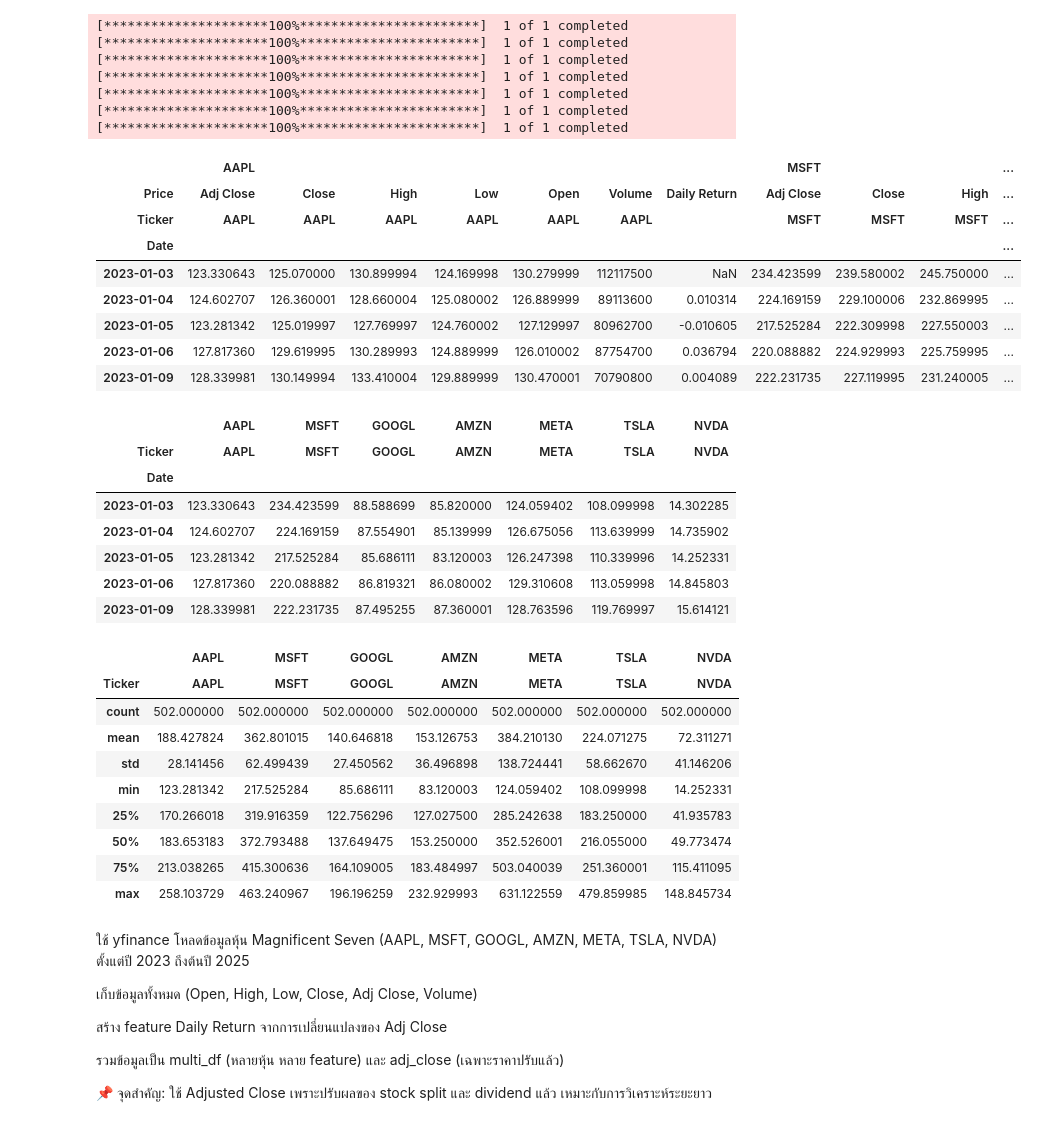
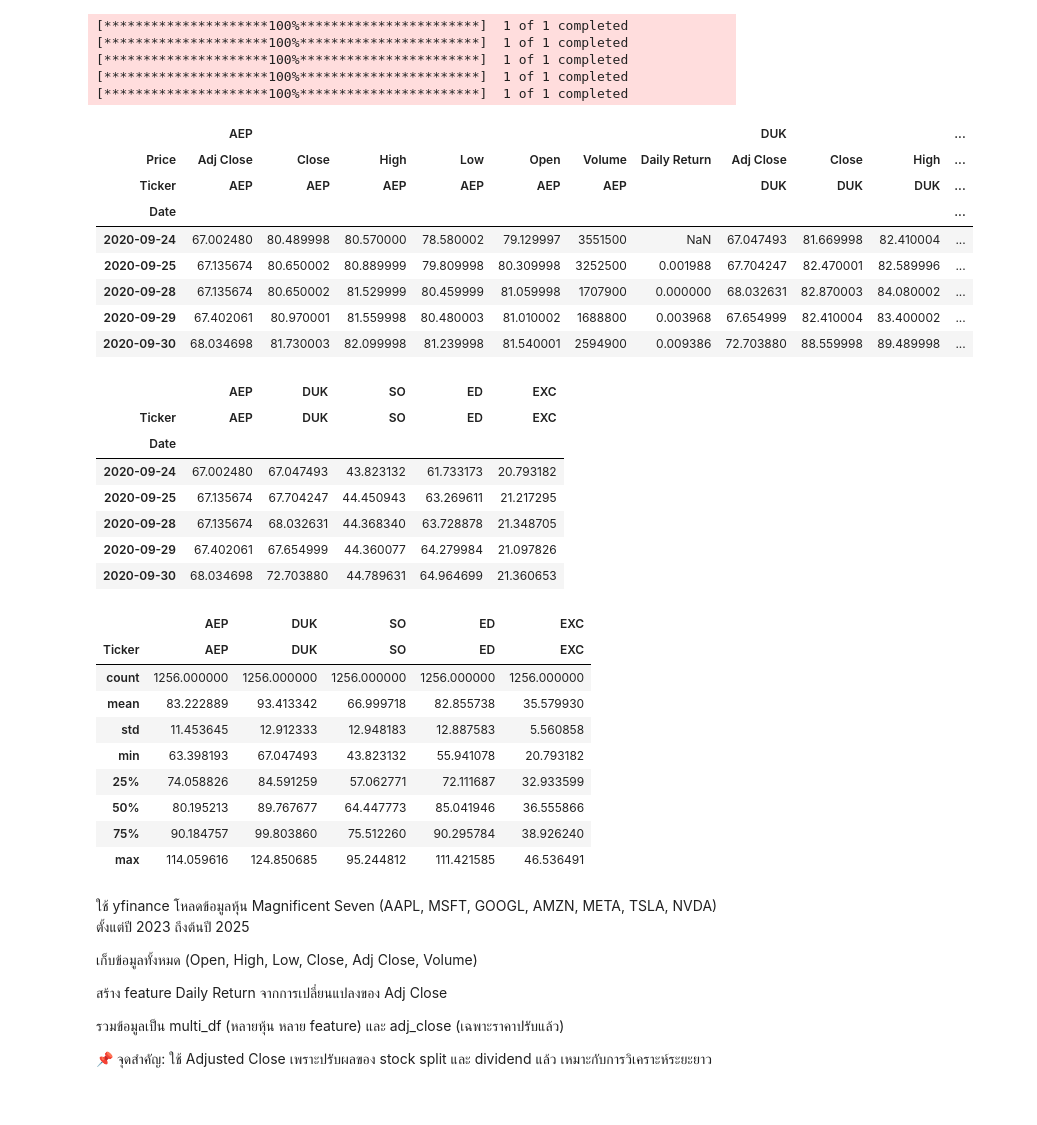
Before and after one commit to Keetasin/US-Utilities-Forecast, a Jupyter notebook: notebooks/EDA.ipynb, the cells around one changed output. Cells and saved outputs as stored; diff of their text form; code cells hidden in the pictures.

```diff
--- a/notebooks/EDA.ipynb
+++ b/notebooks/EDA.ipynb
@@ -8,71 +8,64 @@ import yfinance as yf
 # %%
 # ตั้งค่ากราฟ
 plt.style.use("seaborn-v0_8-darkgrid")
 sns.set(font_scale=1.2)
-# ให้ pandas แสดงทุก column
 pd.set_option("display.max_columns", None)
 
-# กลุ่มหุ้น Magnificent Seven
-TICKERS = ["AAPL", "MSFT", "GOOGL", "AMZN", "META", "TSLA", "NVDA"]
+# กลุ่มหุ้น Magnificent Five (จากที่คุณกำหนด)
+TICKERS = ["AEP", "DUK", "SO", "ED", "EXC"]
 
-# ระยะเวลาในการดึงข้อมูล
-START = "2023-01-01"
-END   = "2025-01-01"
-
+# ดึงข้อมูลย้อนหลัง 5 ปี
 data = {}
 for t in TICKERS:
-    df = yf.download(t, start=START, end=END, auto_adjust=False)  # ❗ ใช้ False เพื่อเก็บทั้ง Price + Adj Close
+    df = yf.download(t, period="5y", auto_adjust=False)  # ❗ ใช้ False เพื่อเก็บทั้ง Price + Adj Close
     if not df.empty:
         df["Daily Return"] = df["Adj Close"].pct_change()
         data[t] = df
     else:
         print(f"⚠️ Warning: No data for {t}")
 
-
 multi_df = pd.concat({t: data[t] for t in data.keys()}, axis=1)
 multi_df.head()
 # %% [output]
 [*********************100%***********************]  1 of 1 completed
 [*********************100%***********************]  1 of 1 completed
 [*********************100%***********************]  1 of 1 completed
 [*********************100%***********************]  1 of 1 completed
 [*********************100%***********************]  1 of 1 completed
-[*********************100%***********************]  1 of 1 completed
-[*********************100%***********************]  1 of 1 completed
-|  | AAPL |  |  |  |  |  |  | MSFT |  |  | ... |
+|  | AEP |  |  |  |  |  |  | DUK |  |  | ... |
 | Price | Adj Close | Close | High | Low | Open | Volume | Daily Return | Adj Close | Close | High | ... |
-| Ticker | AAPL | AAPL | AAPL | AAPL | AAPL | AAPL |  | MSFT | MSFT | MSFT | ... |
+| Ticker | AEP | AEP | AEP | AEP | AEP | AEP |  | DUK | DUK | DUK | ... |
 | Date |  |  |  |  |  |  |  |  |  |  | ... |
-| 2023-01-03 | 123.330643 | 125.070000 | 130.899994 | 124.169998 | 130.279999 | 112117500 | NaN | 234.423599 | 239.580002 | 245.750000 | ... |
-| 2023-01-04 | 124.602707 | 126.360001 | 128.660004 | 125.080002 | 126.889999 | 89113600 | 0.010314 | 224.169159 | 229.100006 | 232.869995 | ... |
-| 2023-01-05 | 123.281342 | 125.019997 | 127.769997 | 124.760002 | 127.129997 | 80962700 | -0.010605 | 217.525284 | 222.309998 | 227.550003 | ... |
-| 2023-01-06 | 127.817360 | 129.619995 | 130.289993 | 124.889999 | 126.010002 | 87754700 | 0.036794 | 220.088882 | 224.929993 | 225.759995 | ... |
-| 2023-01-09 | 128.339981 | 130.149994 | 133.410004 | 129.889999 | 130.470001 | 70790800 | 0.004089 | 222.231735 | 227.119995 | 231.240005 | ... |
+| 2020-09-24 | 67.002480 | 80.489998 | 80.570000 | 78.580002 | 79.129997 | 3551500 | NaN | 67.047493 | 81.669998 | 82.410004 | ... |
+| 2020-09-25 | 67.135674 | 80.650002 | 80.889999 | 79.809998 | 80.309998 | 3252500 | 0.001988 | 67.704247 | 82.470001 | 82.589996 | ... |
+| 2020-09-28 | 67.135674 | 80.650002 | 81.529999 | 80.459999 | 81.059998 | 1707900 | 0.000000 | 68.032631 | 82.870003 | 84.080002 | ... |
+| 2020-09-29 | 67.402061 | 80.970001 | 81.559998 | 80.480003 | 81.010002 | 1688800 | 0.003968 | 67.654999 | 82.410004 | 83.400002 | ... |
+| 2020-09-30 | 68.034698 | 81.730003 | 82.099998 | 81.239998 | 81.540001 | 2594900 | 0.009386 | 72.703880 | 88.559998 | 89.489998 | ... |
 # %%
 adj_close = pd.concat({t: data[t]["Adj Close"] for t in data.keys()}, axis=1)
 adj_close.head()
 # %% [output]
-|  | AAPL | MSFT | GOOGL | AMZN | META | TSLA | NVDA |
-| Ticker | AAPL | MSFT | GOOGL | AMZN | META | TSLA | NVDA |
-| Date |  |  |  |  |  |  |  |
-| 2023-01-03 | 123.330643 | 234.423599 | 88.588699 | 85.820000 | 124.059402 | 108.099998 | 14.302285 |
-| 2023-01-04 | 124.602707 | 224.169159 | 87.554901 | 85.139999 | 126.675056 | 113.639999 | 14.735902 |
-| 2023-01-05 | 123.281342 | 217.525284 | 85.686111 | 83.120003 | 126.247398 | 110.339996 | 14.252331 |
-| 2023-01-06 | 127.817360 | 220.088882 | 86.819321 | 86.080002 | 129.310608 | 113.059998 | 14.845803 |
-| 2023-01-09 | 128.339981 | 222.231735 | 87.495255 | 87.360001 | 128.763596 | 119.769997 | 15.614121 |
+|  | AEP | DUK | SO | ED | EXC |
+| Ticker | AEP | DUK | SO | ED | EXC |
+| Date |  |  |  |  |  |
+| 2020-09-24 | 67.002480 | 67.047493 | 43.823132 | 61.733173 | 20.793182 |
+| 2020-09-25 | 67.135674 | 67.704247 | 44.450943 | 63.269611 | 21.217295 |
+| 2020-09-28 | 67.135674 | 68.032631 | 44.368340 | 63.728878 | 21.348705 |
+| 2020-09-29 | 67.402061 | 67.654999 | 44.360077 | 64.279984 | 21.097826 |
+| 2020-09-30 | 68.034698 | 72.703880 | 44.789631 | 64.964699 | 21.360653 |
 # %%
 adj_close.describe()
 # %% [output]
-|  | AAPL | MSFT | GOOGL | AMZN | META | TSLA | NVDA |
-| Ticker | AAPL | MSFT | GOOGL | AMZN | META | TSLA | NVDA |
-| count | 502.000000 | 502.000000 | 502.000000 | 502.000000 | 502.000000 | 502.000000 | 502.000000 |
-| mean | 188.427824 | 362.801015 | 140.646818 | 153.126753 | 384.210130 | 224.071275 | 72.311271 |
-| std | 28.141456 | 62.499439 | 27.450562 | 36.496898 | 138.724441 | 58.662670 | 41.146206 |
-| min | 123.281342 | 217.525284 | 85.686111 | 83.120003 | 124.059402 | 108.099998 | 14.252331 |
-| 25% | 170.266018 | 319.916359 | 122.756296 | 127.027500 | 285.242638 | 183.250000 | 41.935783 |
-| 50% | 183.653183 | 372.793488 | 137.649475 | 153.250000 | 352.526001 | 216.055000 | 49.773474 |
-| 75% | 213.038265 | 415.300636 | 164.109005 | 183.484997 | 503.040039 | 251.360001 | 115.411095 |
-| max | 258.103729 | 463.240967 | 196.196259 | 232.929993 | 631.122559 | 479.859985 | 148.845734 |
+|  | AEP | DUK | SO | ED | EXC |
+| Ticker | AEP | DUK | SO | ED | EXC |
+| count | 1256.000000 | 1256.000000 | 1256.000000 | 1256.000000 | 1256.000000 |
+| mean | 83.222889 | 93.413342 | 66.999718 | 82.855738 | 35.579930 |
+| std | 11.453645 | 12.912333 | 12.948183 | 12.887583 | 5.560858 |
+| min | 63.398193 | 67.047493 | 43.823132 | 55.941078 | 20.793182 |
+| 25% | 74.058826 | 84.591259 | 57.062771 | 72.111687 | 32.933599 |
+| 50% | 80.195213 | 89.767677 | 64.447773 | 85.041946 | 36.555866 |
+| 75% | 90.184757 | 99.803860 | 75.512260 | 90.295784 | 38.926240 |
+| max | 114.059616 | 124.850685 | 95.244812 | 111.421585 | 46.536491 |
 # %% [markdown]
 ใช้ yfinance โหลดข้อมูลหุ้น Magnificent Seven (AAPL, MSFT, GOOGL, AMZN, META, TSLA, NVDA) ตั้งแต่ปี 2023 ถึงต้นปี 2025
 
```
Also changed, not shown: parts of 5 cells of this notebook, 6 other files.
